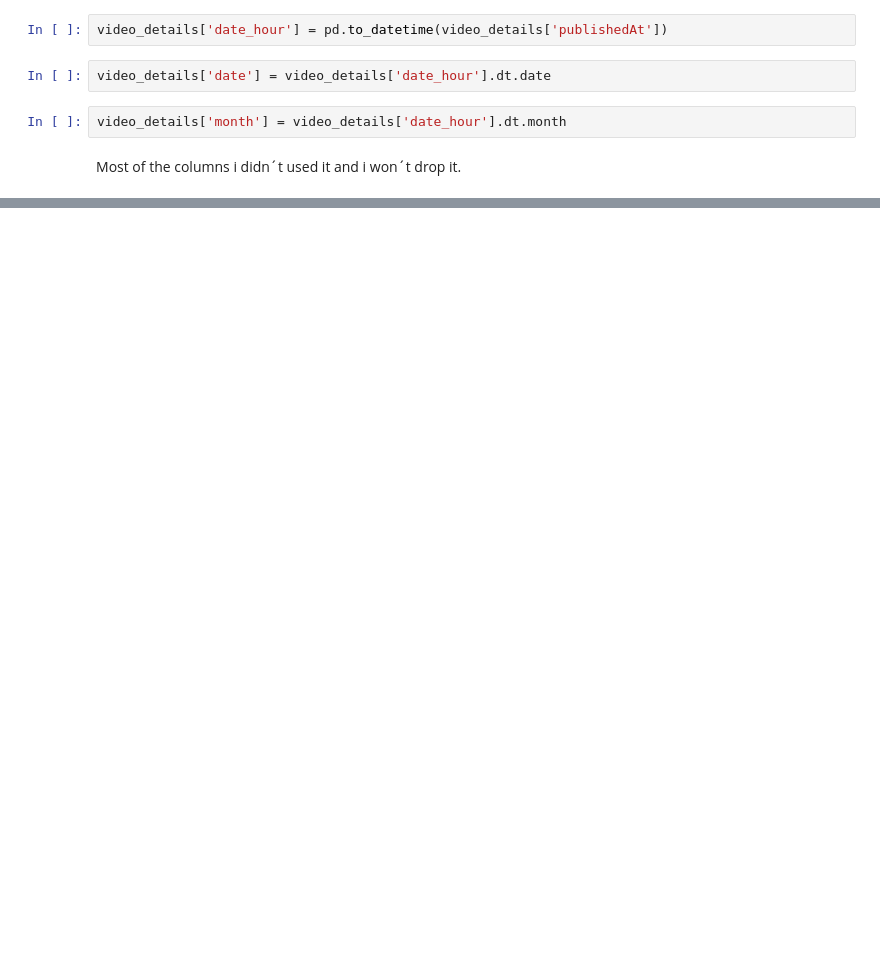
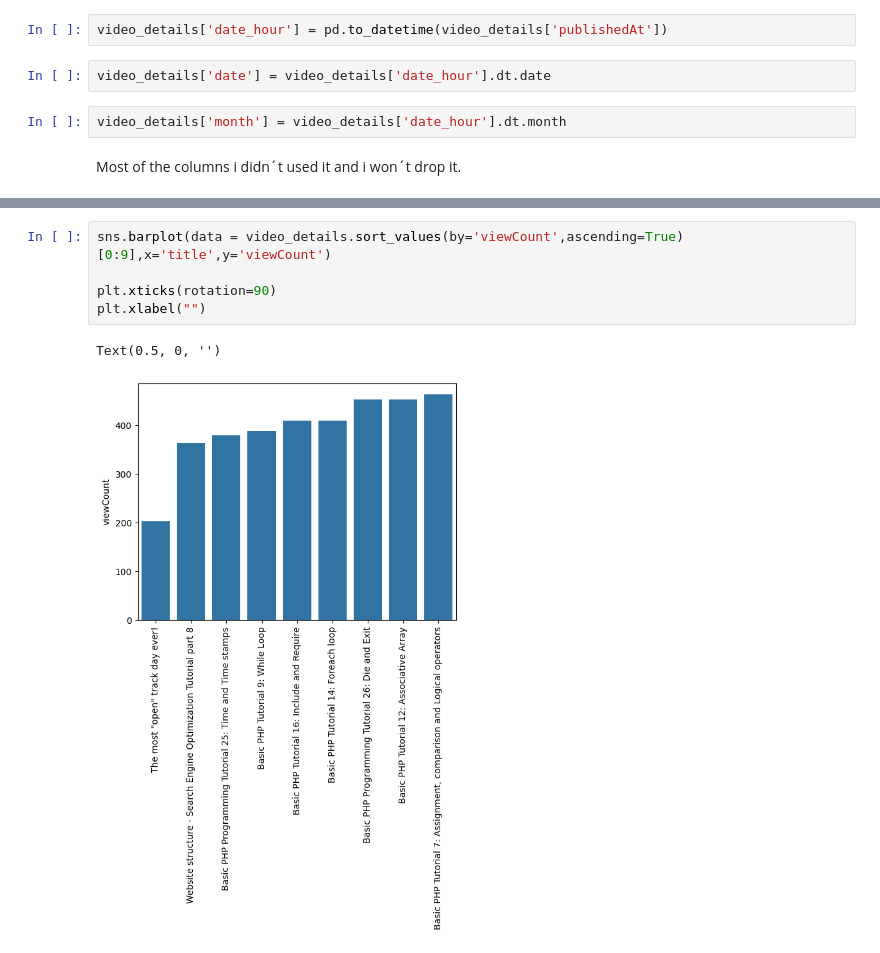
Before and after one commit to Rafadrodrigues/Youtube_Api_Analysis, a Jupyter notebook: main.ipynb, the cells around one changed output, grey strips where cells are left out. Drawn from its saved outputs; the diff is of its cells as text; blank space fills up the shorter version.

```diff
--- a/main.ipynb
+++ b/main.ipynb
@@ -477,3 +568,11 @@ sns.scatterplot(video_details,x="date",y="likeCount",hue="caption")
+# %%
+sns.barplot(data = video_details.sort_values(by='viewCount',ascending=True)[0:9],x='title',y='viewCount')
+
+plt.xticks(rotation=90)
+plt.xlabel("")
+# %% [output]
+Text(0.5, 0, '')
+[figure, added]
 # %%
 plt.figure(figsize=(12, 6))
 
```
Also changed, not shown: parts of 29 cells of this notebook.
